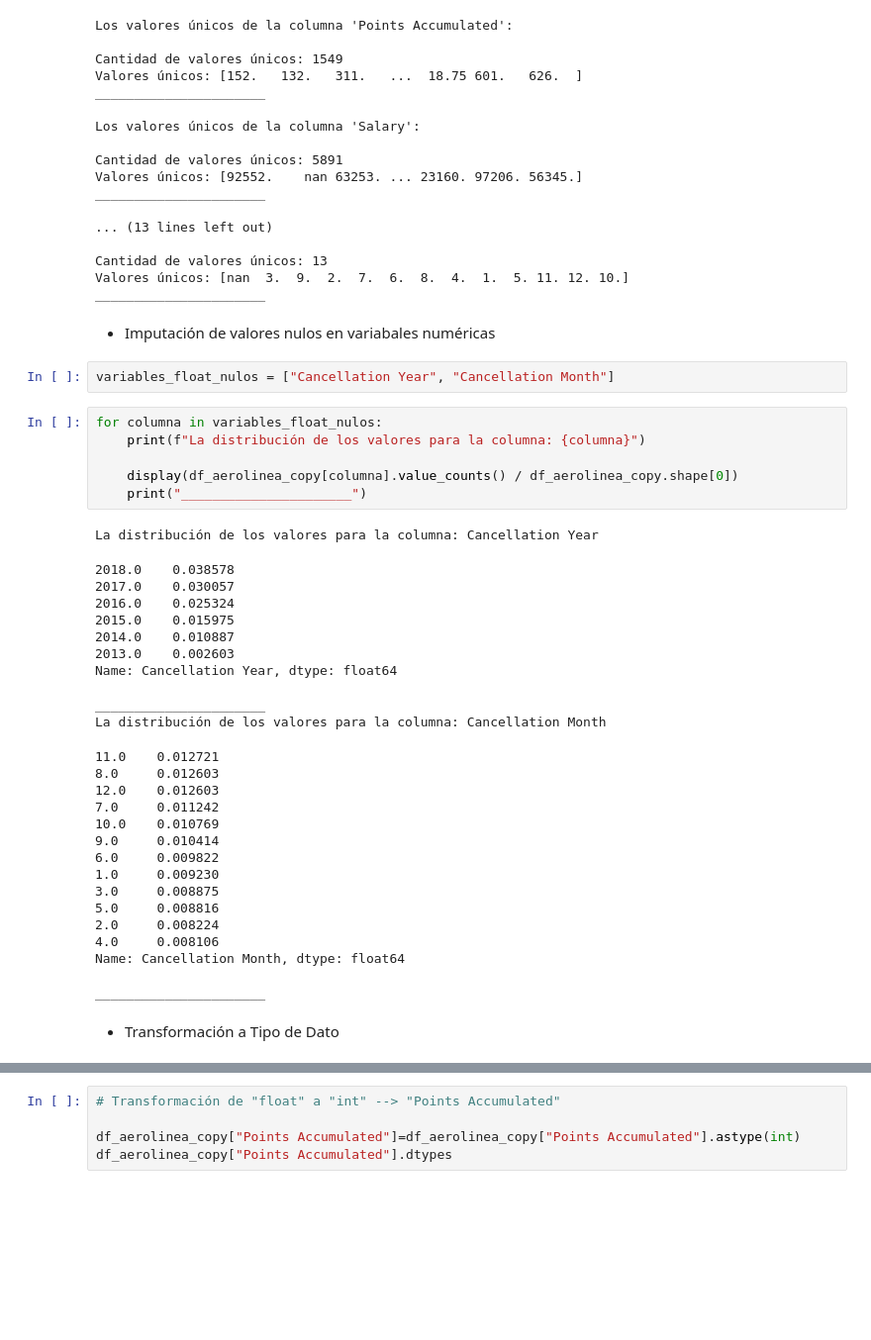
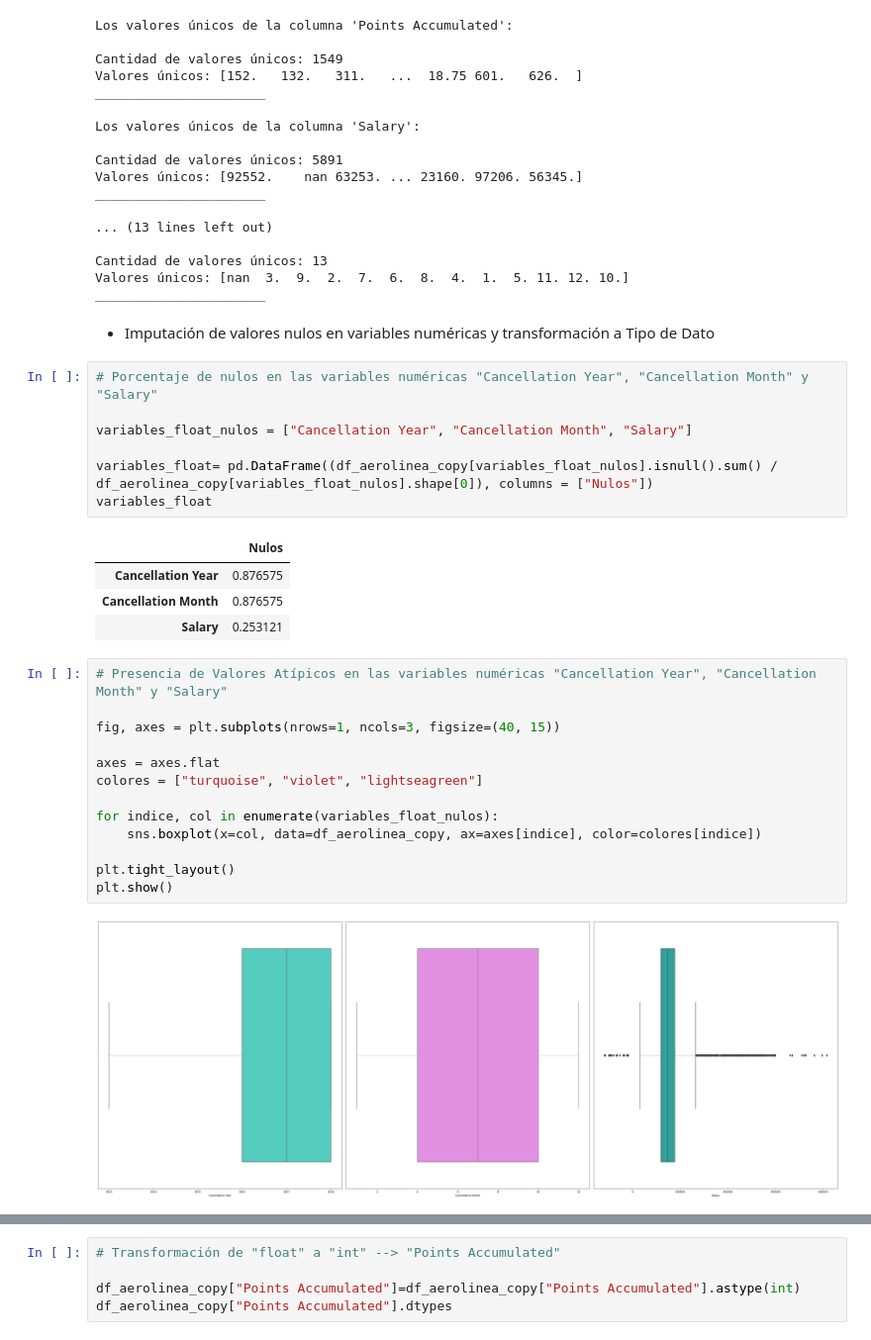
Before and after one commit to Adalab/bda-modulo-3-evaluacion-final-Paulamc1695, a Jupyter notebook: resolucion_evaluacion_02.ipynb, the cells around one changed output, grey strips where cells are left out. Shown at 99% size. Saved outputs shown, nothing was run; the diff lists cells and outputs as text; blank space fills up the shorter version.

```diff
--- a/resolucion_evaluacion_02.ipynb
+++ b/resolucion_evaluacion_02.ipynb
@@ -195,39 +195,31 @@ Cantidad de valores únicos: 13
 Valores únicos: [nan  3.  9.  2.  7.  6.  8.  4.  1.  5. 11. 12. 10.]
 ______________________
 # %% [markdown]
-- Imputación de valores nulos en variabales numéricas
+- Imputación de valores nulos en variables numéricas y transformación a Tipo de Dato
-# %%
-variables_float_nulos = ["Cancellation Year", "Cancellation Month"]
-# %%
-for columna in variables_float_nulos:
-    print(f"La distribución de los valores para la columna: {columna}")
-
-    display(df_aerolinea_copy[columna].value_counts() / df_aerolinea_copy.shape[0])
-    print("______________________")
-# %% [output]
-La distribución de los valores para la columna: Cancellation Year
-2018.0    0.038578
-2017.0    0.030057
-2016.0    0.025324
-2015.0    0.015975
-2014.0    0.010887
-2013.0    0.002603
-Name: Cancellation Year, dtype: float64
-______________________
-La distribución de los valores para la columna: Cancellation Month
-11.0    0.012721
-8.0     0.012603
-12.0    0.012603
-7.0     0.011242
-10.0    0.010769
-9.0     0.010414
-6.0     0.009822
-1.0     0.009230
-3.0     0.008875
-5.0     0.008816
-2.0     0.008224
-4.0     0.008106
-Name: Cancellation Month, dtype: float64
-______________________
-# %% [markdown]
-- Transformación a Tipo de Dato
+# %%
+# Porcentaje de nulos en las variables numéricas "Cancellation Year", "Cancellation Month" y "Salary"
+
+variables_float_nulos = ["Cancellation Year", "Cancellation Month", "Salary"]
+
+variables_float= pd.DataFrame((df_aerolinea_copy[variables_float_nulos].isnull().sum() / df_aerolinea_copy[variables_float_nulos].shape[0]), columns = ["Nulos"])
+variables_float
+# %% [output]
+|  | Nulos |
+| Cancellation Year | 0.876575 |
+| Cancellation Month | 0.876575 |
+| Salary | 0.253121 |
+# %%
+# Presencia de Valores Atípicos en las variables numéricas "Cancellation Year", "Cancellation Month" y "Salary"
+
+fig, axes = plt.subplots(nrows=1, ncols=3, figsize=(40, 15))
+
+axes = axes.flat
+colores = ["turquoise", "violet", "lightseagreen"]
+
+for indice, col in enumerate(variables_float_nulos):
+    sns.boxplot(x=col, data=df_aerolinea_copy, ax=axes[indice], color=colores[indice])
+
+plt.tight_layout()
+plt.show()
+# %% [output]
+[figure, added]
```
Also changed, not shown: parts of 12 cells of this notebook.
